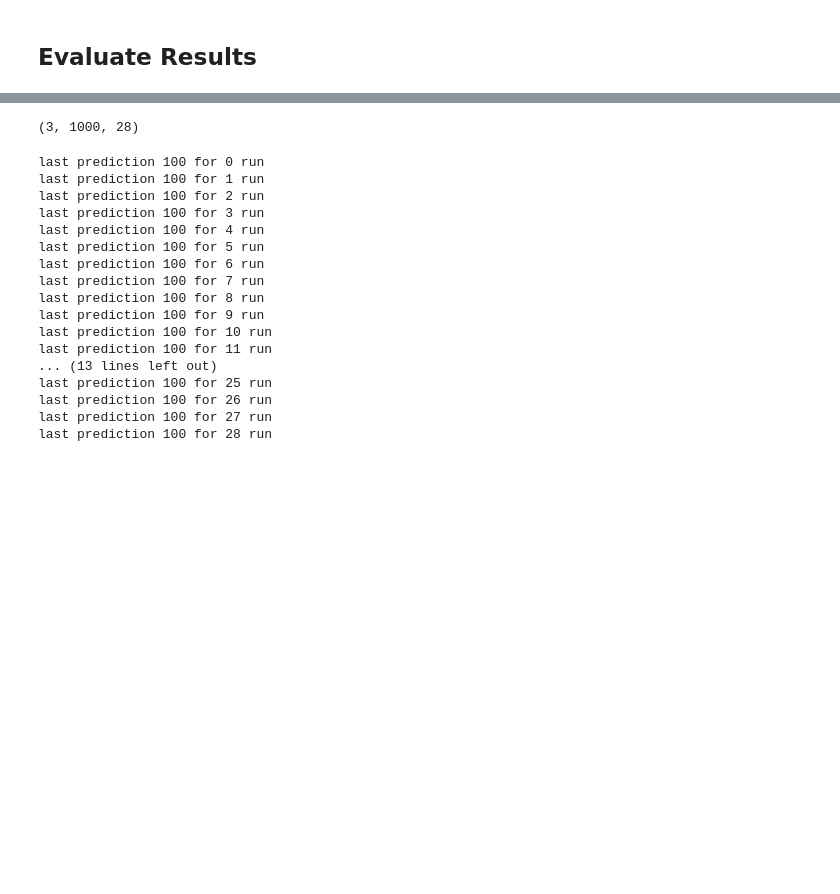
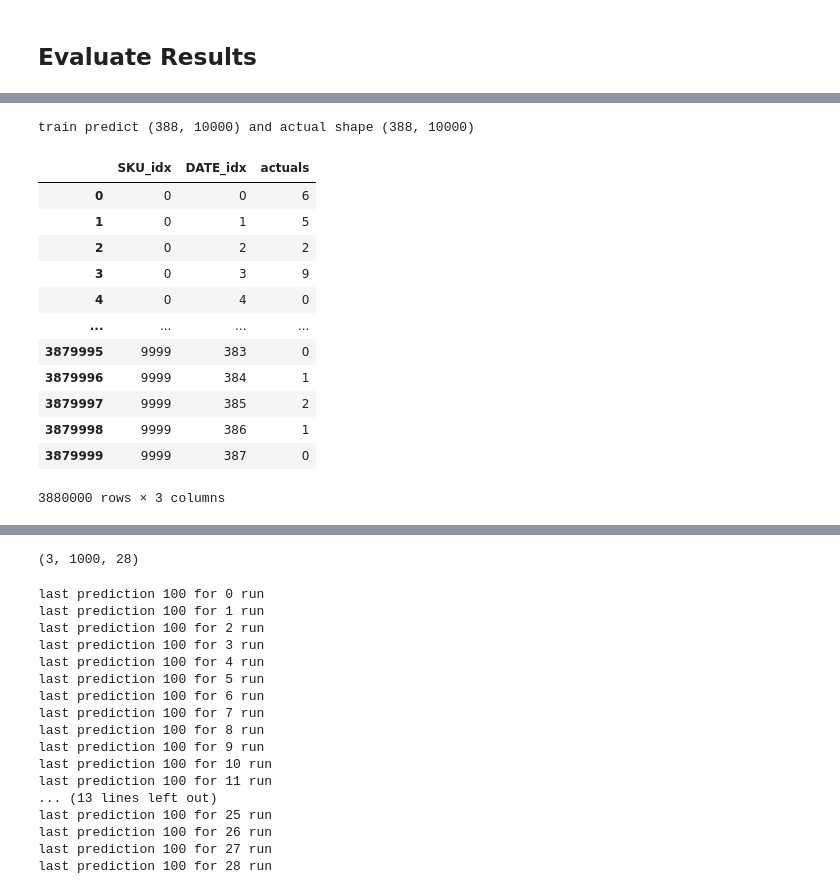
Before and after one commit to mcgovey/kaggle-m5-lstm-predictions-2020, a Jupyter notebook: M5_Exploration_Loop.ipynb, the cells around one changed output, grey strips where cells are left out. Drawn from its saved outputs; the diff is of its cells as text; code cells hidden in the pictures; blank space fills up the shorter version.

```diff
--- a/M5_Exploration_Loop.ipynb
+++ b/M5_Exploration_Loop.ipynb
@@ -487,0 +611,19 @@ Test accuracy: 6.416801452636719
+# %%
+y_train_pred, y_train_actual = train_predictions([x_train, x_cal], y_train, model)
+
+y_train_actual
+# %% [output]
+train predict (388, 10000) and actual shape (388, 10000)
+|  | SKU_idx | DATE_idx | actuals |
+| 0 | 0 | 0 | 6 |
+| 1 | 0 | 1 | 5 |
+| 2 | 0 | 2 | 2 |
+| 3 | 0 | 3 | 9 |
+| 4 | 0 | 4 | 0 |
+| ... | ... | ... | ... |
+| 3879995 | 9999 | 383 | 0 |
+| 3879996 | 9999 | 384 | 1 |
+| 3879997 | 9999 | 385 | 2 |
+| 3879998 | 9999 | 386 | 1 |
+| 3879999 | 9999 | 387 | 0 |
+3880000 rows × 3 columns
```
Also changed, not shown: parts of 27 cells of this notebook.
